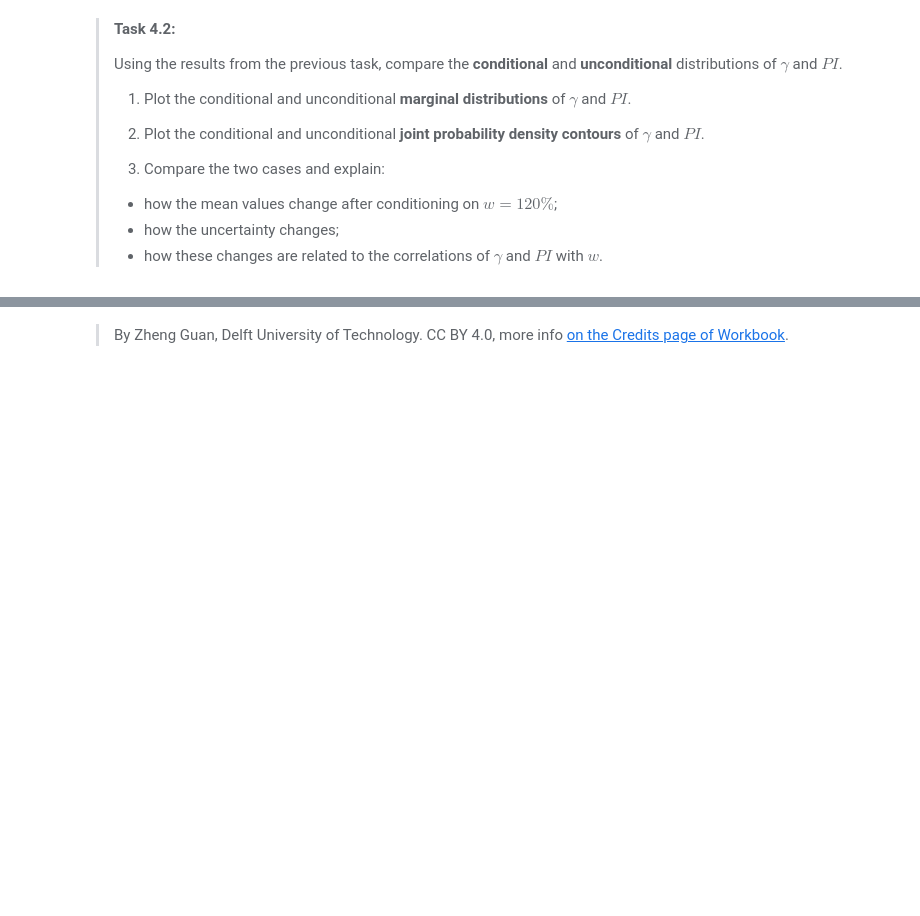
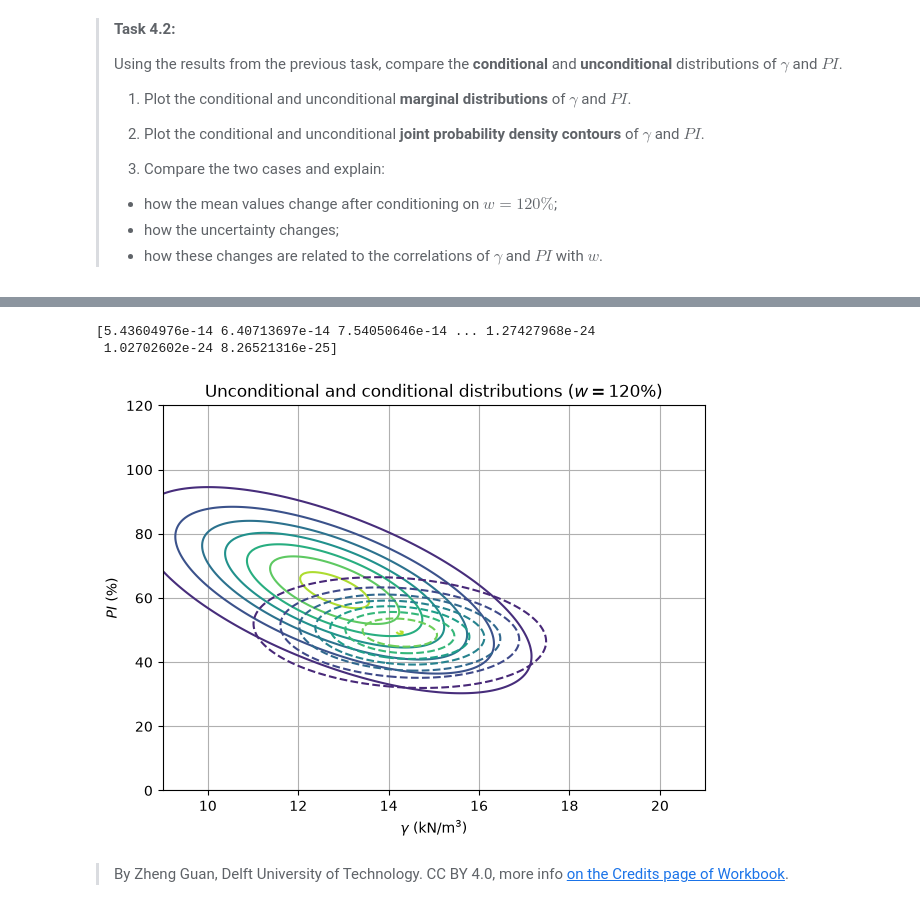
Before and after one commit to prajwalabc/GA1.5, a Jupyter notebook: Gaussian_Soil.ipynb, the cells around one changed output, grey strips where cells are left out. Cells and saved outputs as stored; diff of their text form; code cells hidden in the pictures; blank space fills up the shorter version.

```diff
--- a/Gaussian_Soil.ipynb
+++ b/Gaussian_Soil.ipynb
@@ -570,47 +572,53 @@ uncond_cov = np.array([
 # ---------------------------------------------------------
 
 # Create pairs of [γ, PI] values
-X = ### YOUR CODE HERE ###
+X = np.concatenate((G.T.reshape(-1, 1), I.T.reshape(-1, 1)), axis=1)
 # Hint: use np.concatenate on G.T and I.T, then stack the two 1D arrays as columns.
 
 # Unconditional joint PDF
-Z_uncond = ### YOUR CODE HERE ###
+Z_uncond = multivariate_normal.pdf(X, mean=uncond_mu, cov=uncond_cov)
 
 # Conditional joint PDF given w = 120%
-Z_cond = ### YOUR CODE HERE ###
+Z_cond = multivariate_normal.pdf(X, mean=cond_mu_vector, cov=cond_sigma_matrix)
+
+print(Z_cond)
 
 # Convert the PDF values back to the two-dimensional grid
-Z_uncond = ### YOUR CODE HERE ###
-Z_cond = ### YOUR CODE HERE ###
+Z_uncond = Z_uncond.reshape(G.shape)
+Z_cond = Z_cond.reshape(G.shape)
 
 
 # ---------------------------------------------------------
 # 4. Plot the contours
 # ---------------------------------------------------------
 
 fig, ax = plt.subplots(figsize=(7, 5))
 
 ax.contour(
     G, I, Z_uncond,
     levels=8,
     linestyles='-'
 )
 
 ax.contour(
     G, I, Z_cond,
     levels=8,
     linestyles='--'
 )
 
 ax.grid()
 
 ax.set_xlabel(r'$\gamma$ (kN/m$^3$)')
 ax.set_ylabel(r'$PI$ (%)')
 
 ax.set_title(
     r'Unconditional and conditional distributions ($w=120\%$)'
 )
 
 plt.show()
+# %% [output]
+[5.43604976e-14 6.40713697e-14 7.54050646e-14 ... 1.27427968e-24
+ 1.02702602e-24 8.26521316e-25]
+[figure, added]
 # %% [markdown]
 > By Zheng Guan, Delft University of Technology. CC BY 4.0, more info [on the Credits page of Workbook](https://mude.citg.tudelft.nl/workbook-2026/credits.html).
```
Also changed, not shown: parts of 1 cell of this notebook.
